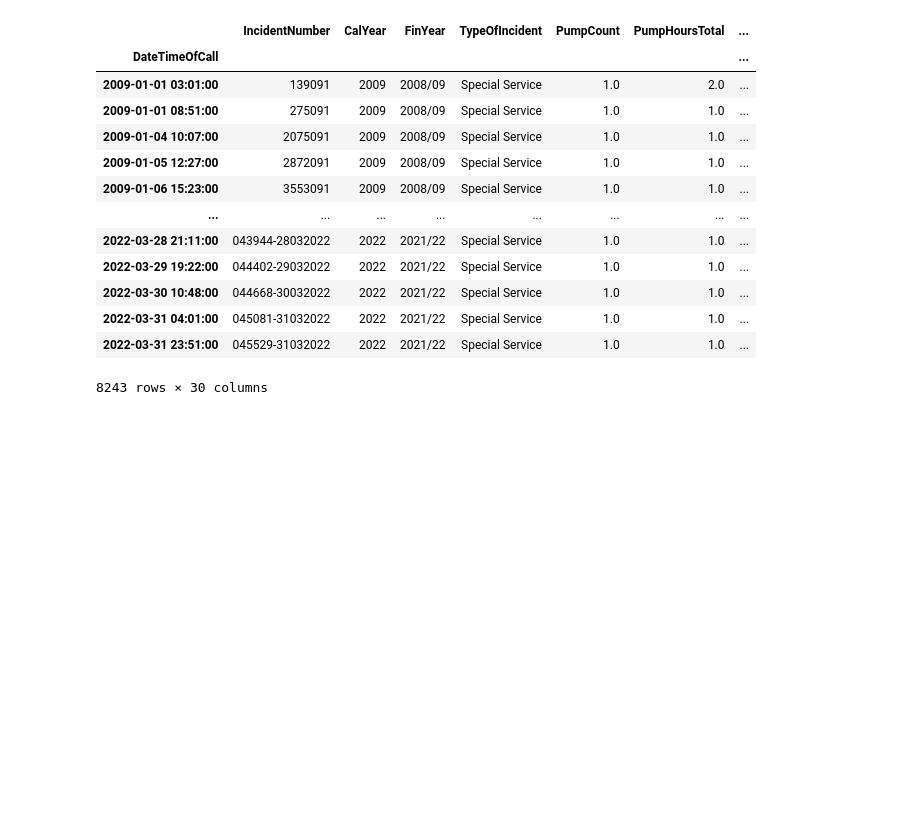
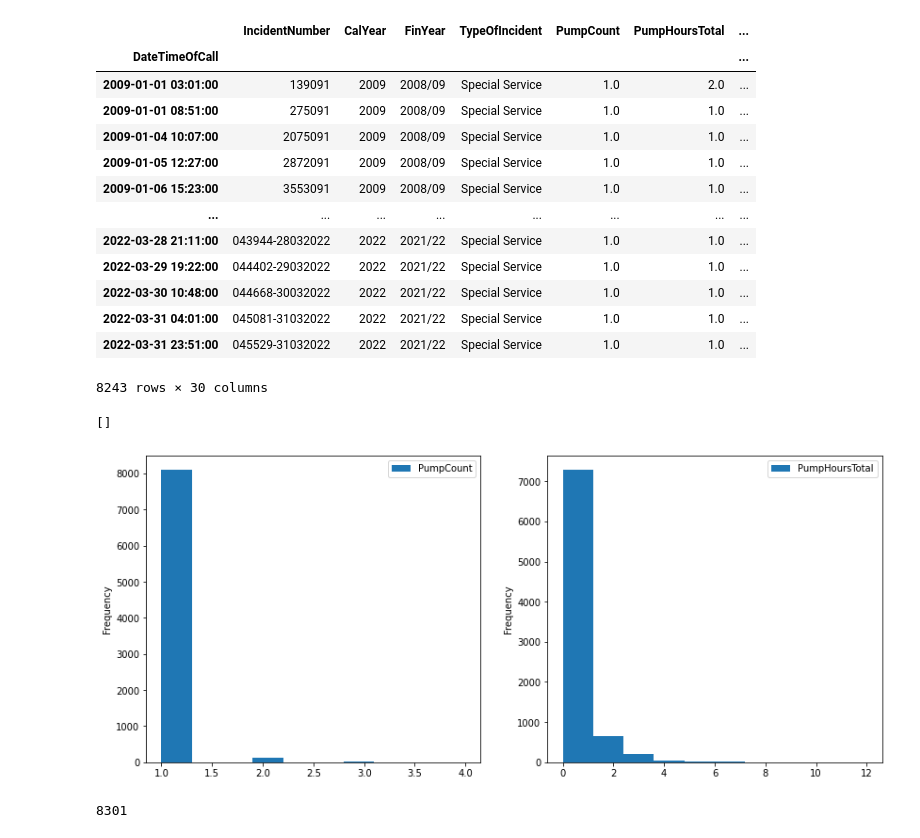
Before and after one commit to ssciwr/jupyter-data-exploration-live, a Jupyter notebook: part3.ipynb, the cells around one changed output. Cells and saved outputs as stored; diff of their text form; code cells hidden in the pictures; blank space fills up the shorter version.

```diff
--- a/part3.ipynb
+++ b/part3.ipynb
@@ -159,3 +159,11 @@ df.drop(df.loc[pump_missing == True].index)
 | 2022-03-31 04:01:00 | 045081-31032022 | 2022 | 2021/22 | Special Service | 1.0 | 1.0 | ... |
 | 2022-03-31 23:51:00 | 045529-31032022 | 2022 | 2021/22 | Special Service | 1.0 | 1.0 | ... |
 8243 rows × 30 columns
+# %%
+fig, axs = plt.subplots(1, 2, figsize=(14, 6))
+df.plot.hist(y="PumpCount", ax=axs[0])
+df.plot.hist(y="PumpHoursTotal", ax=axs[1])
+plt.plot()
+# %% [output]
+[]
+[figure, added]
@@ -161,0 +172,4 @@ df.drop(df.loc[pump_missing == True].index)
+# %%
+len(df)
+# %% [output]
+8301
```
Also changed, not shown: parts of 1 cell of this notebook.
